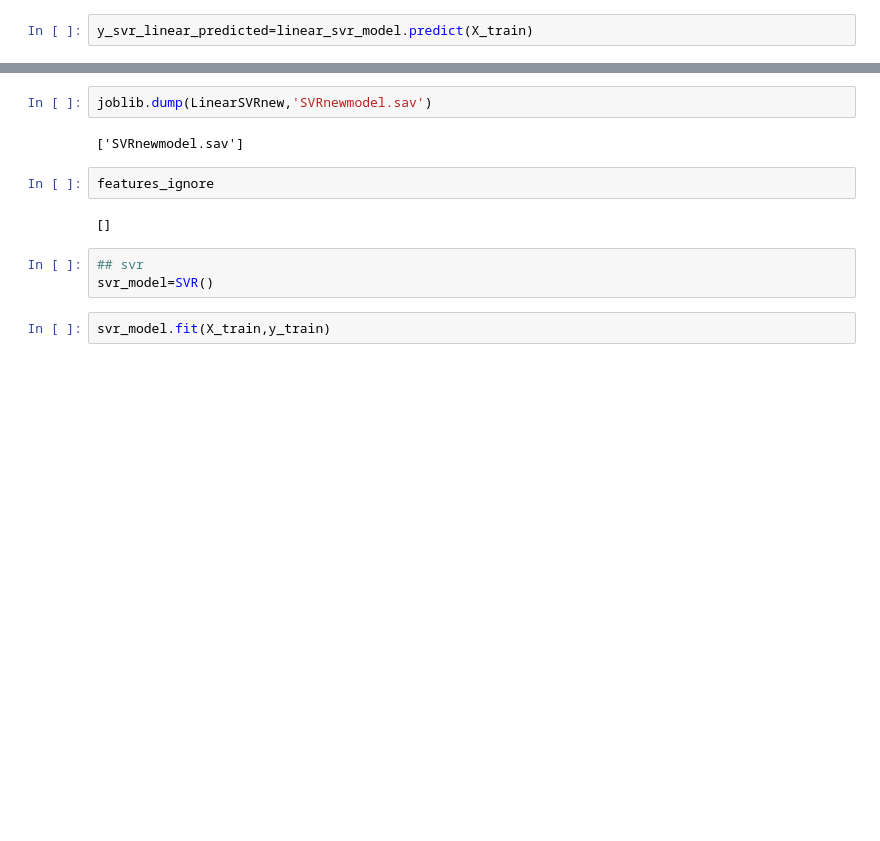
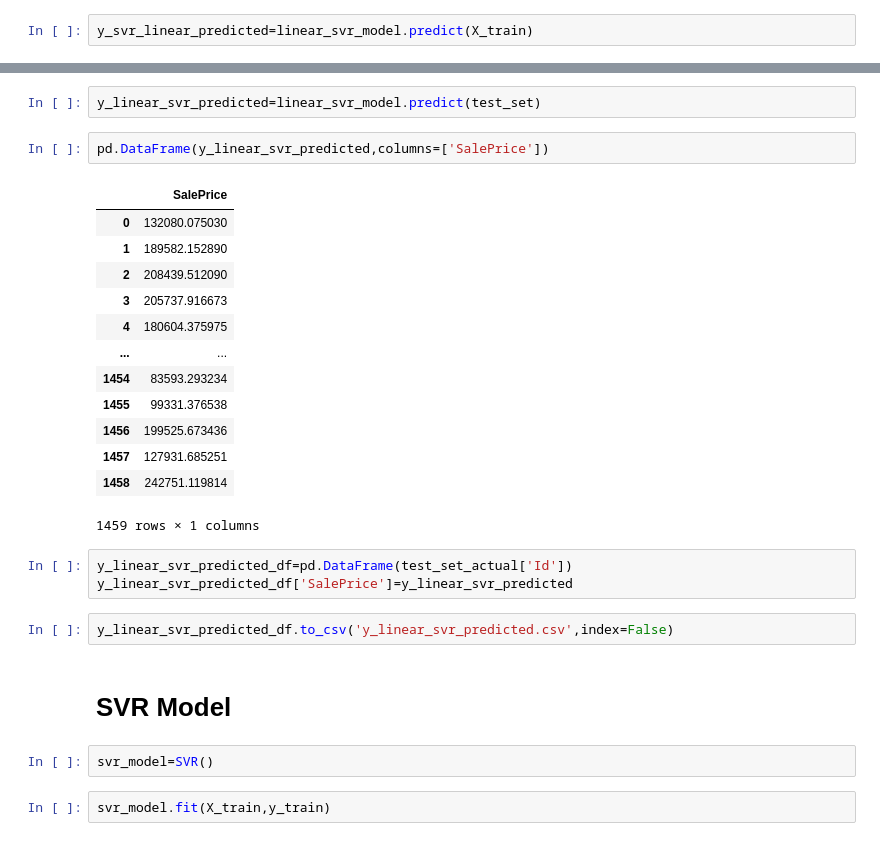
Before and after one commit to kulkarni-harsh/Advanced-Housing, a Jupyter notebook: ModelCreation.ipynb, the cells around one changed output, grey strips where cells are left out. Cells and saved outputs as stored; diff of their text form; blank space fills up the shorter version.

```diff
--- a/ModelCreation.ipynb
+++ b/ModelCreation.ipynb
@@ -105,14 +172,30 @@ mean_absolute_error(y_train,y_svr_linear_predicted)
-# %%
-joblib.dump(LinearSVRnew,'SVRnewmodel.sav')
-# %% [output]
-['SVRnewmodel.sav']
 # %%
-features_ignore
+y_linear_svr_predicted=linear_svr_model.predict(test_set)
-# %% [output]
-[]
-# %%
-## svr
-svr_model=SVR()
+# %%
+pd.DataFrame(y_linear_svr_predicted,columns=['SalePrice'])
+# %% [output]
+|  | SalePrice |
+| 0 | 132080.075030 |
+| 1 | 189582.152890 |
+| 2 | 208439.512090 |
+| 3 | 205737.916673 |
+| 4 | 180604.375975 |
+| ... | ... |
+| 1454 | 83593.293234 |
+| 1455 | 99331.376538 |
+| 1456 | 199525.673436 |
+| 1457 | 127931.685251 |
+| 1458 | 242751.119814 |
+1459 rows × 1 columns
+# %%
+y_linear_svr_predicted_df=pd.DataFrame(test_set_actual['Id'])
+y_linear_svr_predicted_df['SalePrice']=y_linear_svr_predicted
+# %%
+y_linear_svr_predicted_df.to_csv('y_linear_svr_predicted.csv',index=False)
+# %% [markdown]
+# SVR Model
+# %%
+svr_model=SVR()
 # %%
 svr_model.fit(X_train,y_train)
 # %% [output]
```
Also changed, not shown: parts of 34 cells of this notebook, 14 other files.
